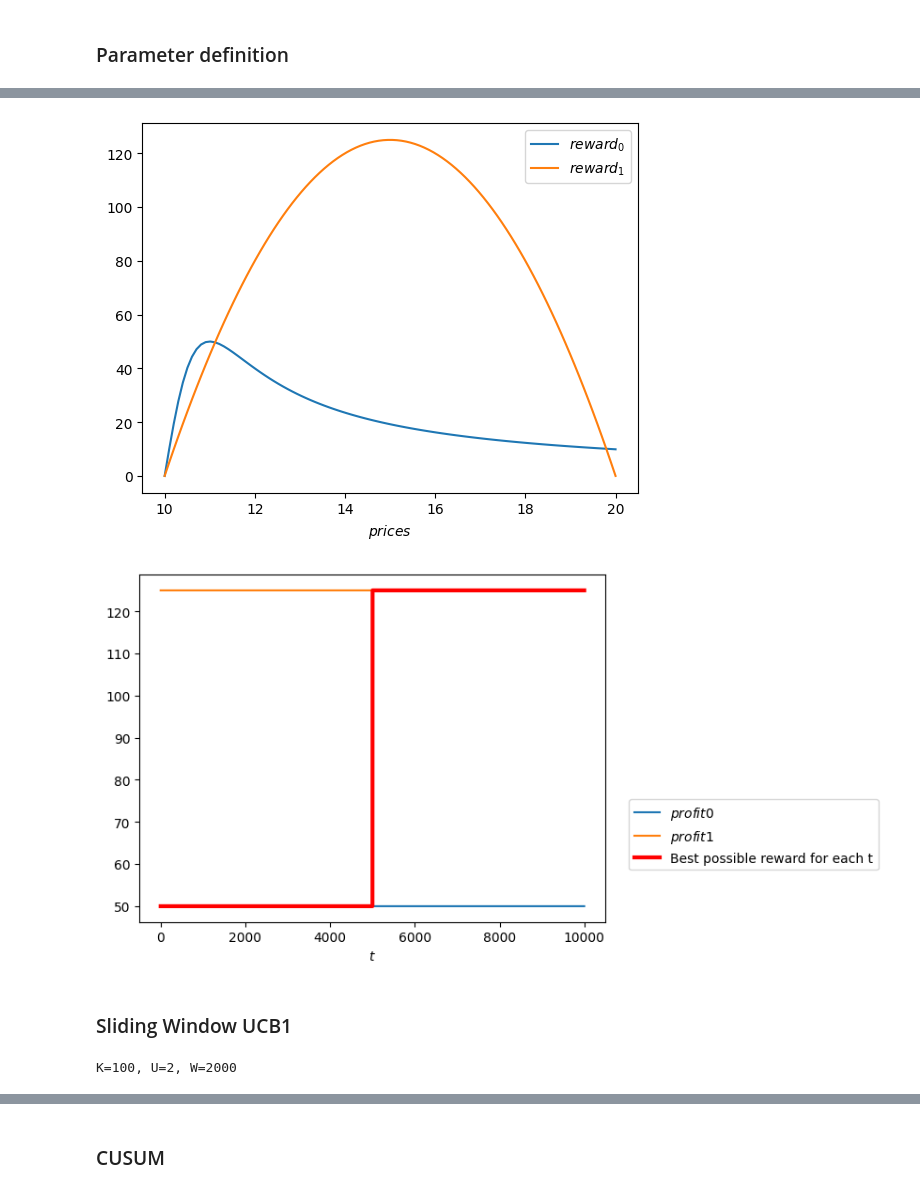
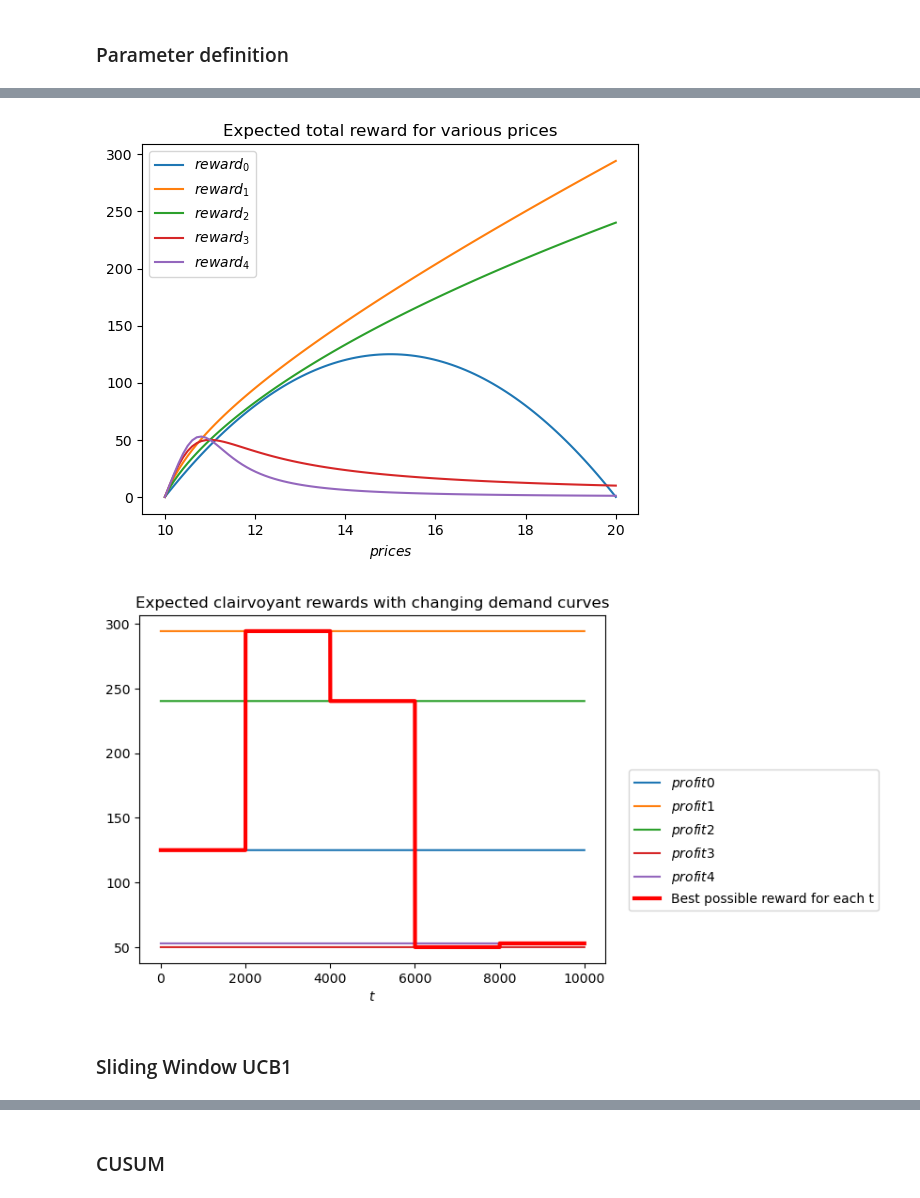
Before and after one commit to claudioarione/OnlineLearningApplications, a Jupyter notebook: requirement_3.ipynb, the cells around one changed output, grey strips where cells are left out. Cells and saved outputs as stored; diff of their text form; code cells hidden in the pictures.

```diff
--- a/requirement_3.ipynb
+++ b/requirement_3.ipynb
@@ -46,22 +46,18 @@ conversion_probabilities = [
 ]
-# %%
-conversion_probabilities = [
-    lambda p: 1-p/max_price,  # linear demand curve
-    lambda p: 1-np.exp(-p/max_price),  # exponential demand curve
-    lambda p: 1/(1+np.exp(-p/max_price)),  # logistic demand curve
-    lambda p: 1 / (1 + np.log(p - min_price + 1)),  # logarithmic demand curve
-    lambda p: 1 / (1 + np.sqrt(p - min_price)),  # square root demand curve
-    lambda p: 1 / (1 + np.power(p - min_price, 2)),  # square demand curve
-    lambda p: 1 / (1 + np.power(p - min_price, 3)),  # cubic demand curve
-    lambda p: 1 / (1 + np.exp(0.1 * (p - (max_price + min_price) / 2))),  # sigmoid demand curve
-    lambda p: min_price / p,  # inverse demand curve
-    lambda p: np.sin(p/max_price)  # sine demand curve
-]
-# %%
-conversion_probabilities = [
-    lambda p: 1 / (1 + np.power(p - min_price, 2)),  # square demand curve
-    lambda p: 1-p/max_price,  # linear demand curve
-]
 # %%
 mu = [[conversion_probabilities[i]]*(T//len(conversion_probabilities)) for i in range(len(conversion_probabilities))]
 mu = np.array(mu).flatten()
+# %%
+conv_prob_per_price = []
+for p in prices:
+    prob_per_price = []
+    for i in range(len(conversion_probabilities)):
+        conv_prob = conversion_probabilities[i]
+        prob_per_price.append(conv_prob(p))
+    conv_prob_per_price.append(prob_per_price)
+
+plt.plot(prices, conv_prob_per_price, label=[f'$probability_{i}$' for i in range(len(conversion_probabilities))])
+plt.title("Conversion probabilities for various prices")
+plt.legend()
+plt.xlabel('$prices$')
+plt.show();
@@ -68,18 +66,19 @@ mu = np.array(mu).flatten()
 # %%
 profit_curves_per_price = []
 for p in prices:
     prob_per_price = []
     for i in range(len(conversion_probabilities)):
         conv_prob = conversion_probabilities[i]
         prob_per_price.append(reward_function(p, cost, daily_customers * conv_prob(p)))
     profit_curves_per_price.append(prob_per_price)
 
 plt.plot(prices, profit_curves_per_price, label=[f'$reward_{i}$' for i in range(len(conversion_probabilities))])
+plt.title("Expected total reward for various prices")
 plt.legend()
 plt.xlabel('$prices$')
 plt.show();
 # %% [output]
-[figure, old version]
+[figure, new version]
 # %%
 # let's compute the clairvoyant
 # Each interval has a different conversion probability function and i calculate the best price for each interval
@@ -108,11 +107,12 @@ t = np.arange(T)
 for i in range(len(conversion_probabilities)):
     plt.plot(t, profits[i], label=f'$profit{i}$')
 plt.plot(t, expected_clairvoyant_rewards, label='Best possible reward for each t', linewidth=3, color='red')
+plt.title("Expected clairvoyant rewards with changing demand curves")
 plt.legend(loc=(1.05,0.15))
 plt.xlabel('$t$')
 plt.show();
 # %% [output]
-[figure, old version]
+[figure, new version]
 # %% [markdown]
 ### Sliding Window UCB1
 # %%
@@ -122,7 +122,7 @@ W = int(2*np.sqrt(T*np.log(T)/U)) # assuming U_T is known
 W = 2000
 print(f'K={K}, U={U}, W={W}')
 
-n_trials = 2
+n_trials = 15
 
 mu = [[conversion_probabilities[i]]*(T//len(conversion_probabilities)) for i in range(len(conversion_probabilities))]
 mu = np.array(mu).flatten()
@@ -134,8 +134,7 @@ for seed in tqdm(range(n_trials)):
     np.random.seed(seed)
 
     env = NonStationaryPricingEnv(mu, cost)
-    ucb_agent = SWUCBAgent(K, T, W, range=max(expected_clairvoyant_rewards)
-)
+    ucb_agent = SWUCBAgent(K, T, W, range=max(expected_clairvoyant_rewards))
 
     agent_rewards = np.array([])
     chosen_prices = np.array([])
@@ -154,8 +153,6 @@ regret_per_trial = np.array(regret_per_trial)
 
 average_regret = regret_per_trial.mean(axis=0)
 regret_sd = regret_per_trial.std(axis=0)
-# %% [output]
-K=100, U=2, W=2000
 # %%
 plt.plot(np.arange(T), np.cumsum(expected_clairvoyant_rewards), label='Cumulative clairvoyant reward')
 plt.plot(np.arange(T), np.cumsum(agent_rewards), label='Cumulative agent reward')
```
Also changed, not shown: parts of 13 cells of this notebook, 1 other file.
